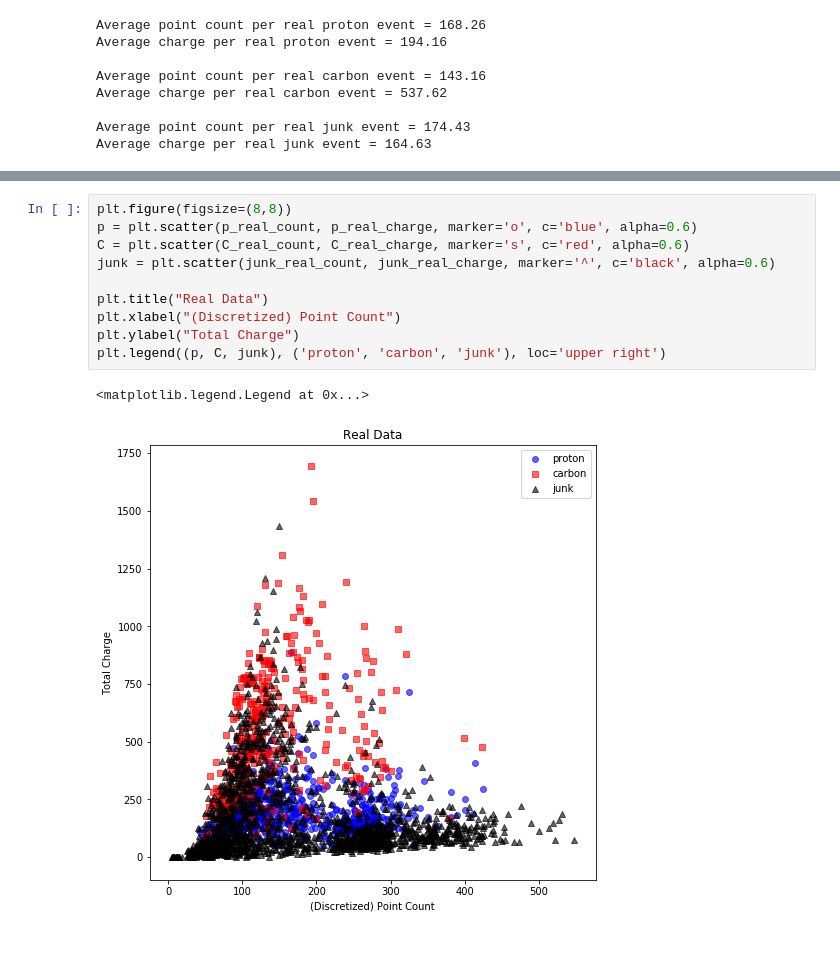
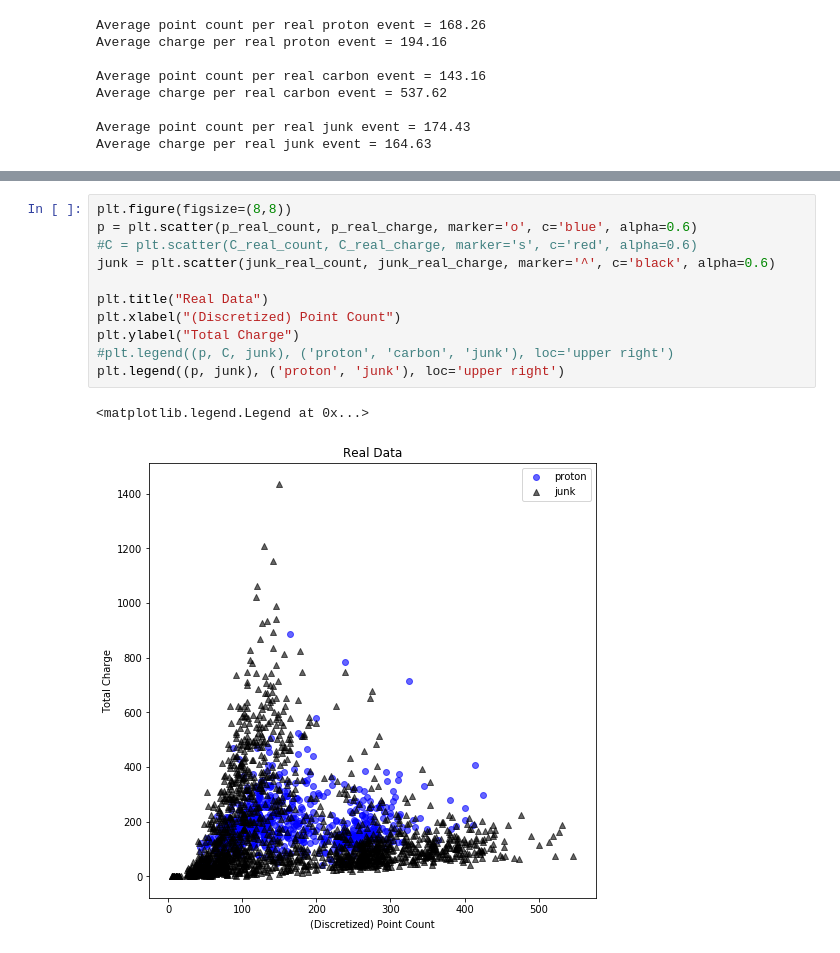
Before and after one commit to jtaylorz/attpc-event-classification, a Jupyter notebook: jupyter-notebooks/real-data-work/Visualize_ChargeCount.ipynb, the cells around one changed output, grey strips where cells are left out. Cells and saved outputs as stored; diff of their text form.

```diff
--- a/jupyter-notebooks/real-data-work/Visualize_ChargeCount.ipynb
+++ b/jupyter-notebooks/real-data-work/Visualize_ChargeCount.ipynb
@@ -129,13 +133,14 @@ plt.legend((p, C, junk), ('proton', 'carbon', 'junk'), loc='upper right')
 # %%
 plt.figure(figsize=(8,8))
 p = plt.scatter(p_real_count, p_real_charge, marker='o', c='blue', alpha=0.6)
-C = plt.scatter(C_real_count, C_real_charge, marker='s', c='red', alpha=0.6)
+#C = plt.scatter(C_real_count, C_real_charge, marker='s', c='red', alpha=0.6)
 junk = plt.scatter(junk_real_count, junk_real_charge, marker='^', c='black', alpha=0.6)
 
 plt.title("Real Data")
 plt.xlabel("(Discretized) Point Count")
 plt.ylabel("Total Charge")
-plt.legend((p, C, junk), ('proton', 'carbon', 'junk'), loc='upper right')
+#plt.legend((p, C, junk), ('proton', 'carbon', 'junk'), loc='upper right')
+plt.legend((p, junk), ('proton', 'junk'), loc='upper right')
 # %% [output]
 <matplotlib.legend.Legend at 0x...>
-[figure, old version]
+[figure, new version]
```
Also changed, not shown: parts of 1 cell of this notebook, 6 other files.
